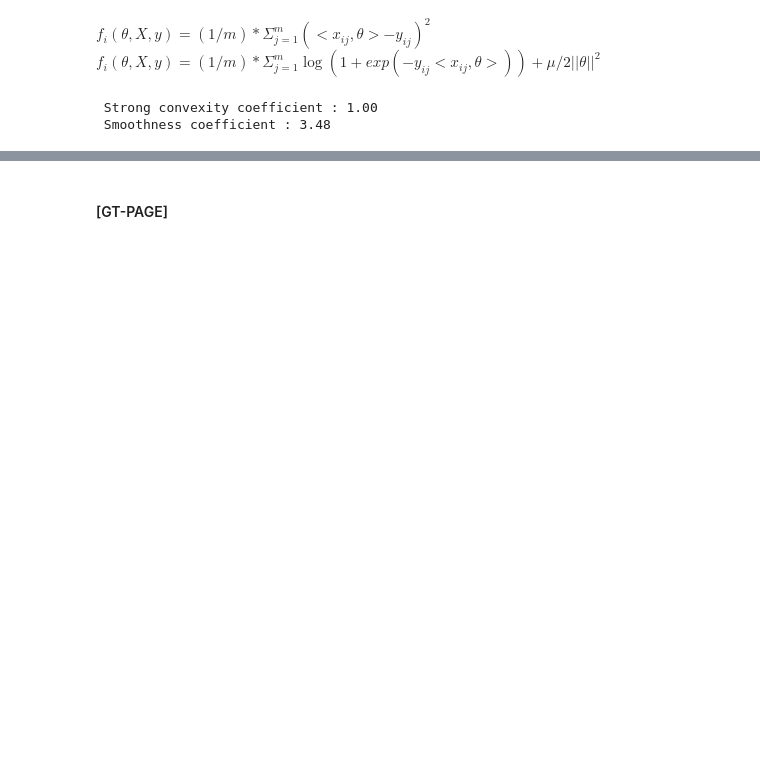
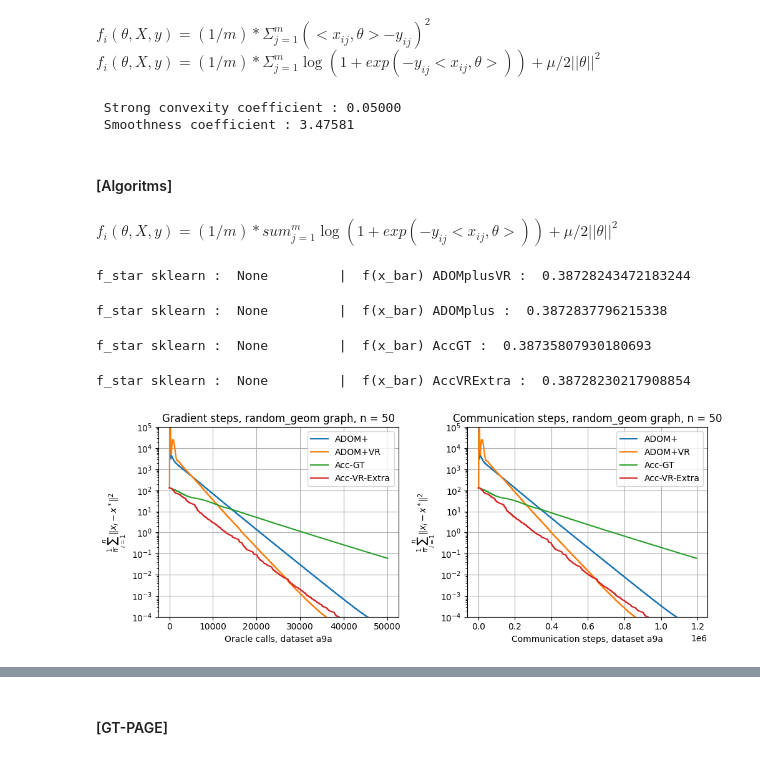
Before and after one commit to jffDev/adom_plus_vr, a Jupyter notebook: experiments_page.ipynb, the cells around one changed output, grey strips where cells are left out. Cells and saved outputs as stored; diff of their text form; code cells hidden in the pictures; blank space fills up the shorter version.

```diff
--- a/experiments_page.ipynb
+++ b/experiments_page.ipynb
@@ -129,10 +129,78 @@ data, labels = create_data(n_samples, dim, n_workers, classification, dataset_na
 
 # Regularity constants
 mu, L = compute_regularity_constants(data, classification)
-print(" Strong convexity coefficient : %.2f \n Smoothness coefficient : %.2f"%(mu,L))
+mu = 0.05
+print(" Strong convexity coefficient : %.5f \n Smoothness coefficient : %.5f"%(mu,L))
+
 
 # Initialize the arguments
 args = Args_for_main(None, data, labels, classification, mu, L, dim, n_workers, chi_star, chi_1_star, chi_2_star, None, None, None, list_G, list_W, graph_type, steps=300)
 # %% [output]
- Strong convexity coefficient : 1.00
- Smoothness coefficient : 3.48
+ Strong convexity coefficient : 0.05000
+ Smoothness coefficient : 3.47581
+# %% [markdown]
+#### [Algoritms]
+# %% [markdown]
+$
+f_i(\theta, X, y) = (1/m)*sum_{j=1}^m \log(1 + exp(-y_{ij} < x_{ij}, \theta >)) + \mu/2 || \theta ||^2
+$
+# %%
+import main
+import importlib
+importlib.reload(main)
+
+args.use_multi_consensus = False
+args.steps = 1000
+
+args.optimizer_name = "ADOMplusVR"
+opt_adom_vr, grad_loss_adom_vr, com_loss_adom_vr = main.main(args)
+# plot_losses(grad_loss_adom_vr, com_loss_adom_vr, 'ADOM+VR', graph_type, n_workers)
+
+args.optimizer_name = "ADOMplus"
+opt_adom, grad_loss_adom, com_loss_adom = main.main(args)
+# plot_losses(grad_loss_adom, com_loss_adom, 'ADOM+', graph_type, n_workers)
+
+args.optimizer_name = "AccGT"
+opt_accgt, grad_loss_accgt, com_loss_accgt = main.main(args)
+
+args.optimizer_name = "AccVRExtra"
+opt_acc_vr, grad_loss_acc_vr, com_loss_acc_vr = main.main(args)
+
+f = plt.figure(figsize=(10, 4))
+ax0 = f.add_subplot(121)
+ax1 = f.add_subplot(122)
+ax0.plot(np.arange(len(grad_loss_adom)), np.array(grad_loss_adom), label=r"ADOM+")
+ax0.plot(np.arange(len(grad_loss_adom_vr)), np.array(grad_loss_adom_vr), label=r"ADOM+VR")
+ax0.plot(np.arange(len(grad_loss_accgt)), np.array(grad_loss_accgt), label=r"Acc-GT")
+ax0.plot(np.arange(len(grad_loss_acc_vr)), np.array(grad_loss_acc_vr), label=r"Acc-VR-Extra")
+ax0.set(
+    xlabel="Oracle calls, dataset a9a",
+    ylabel=r"$\frac{1}{n} \sum_{i=1}^{n}\Vert x_i - x^*\Vert^2$",
+    title="Gradient steps, %s graph, n = %d" % (graph_type, n_workers),
+    yscale="log",
+    ylim=(1e-4, 1e5)
+)
+ax0.legend(loc="upper right")
+ax1.plot(np.arange(len(com_loss_adom)), np.array(com_loss_adom), label=r"ADOM+")
+ax1.plot(np.arange(len(com_loss_adom_vr)), np.array(com_loss_adom_vr), label=r"ADOM+VR")
+ax1.plot(np.arange(len(com_loss_accgt)), np.array(com_loss_accgt), label=r"Acc-GT")
+ax1.plot(np.arange(len(com_loss_acc_vr)), np.array(com_loss_acc_vr), label=r"Acc-VR-Extra")
+ax1.set(
+    xlabel="Communication steps, dataset a9a",
+    ylabel=r"$\frac{1}{n} \sum_{i=1}^{n}\Vert x_i - x^*\Vert^2$",
+    title="Communication steps, %s graph, n = %d" % (graph_type, n_workers),
+    yscale="log",
+    ylim=(1e-4, 1e5)
+)
+ax1.legend(loc="upper right")
+plt.tight_layout()
+
+for ax in (ax0, ax1):
+    ax.grid()
+plt.show()
+# %% [output]
+f_star sklearn :  None         |  f(x_bar) ADOMplusVR :  0.38728243472183244
+f_star sklearn :  None         |  f(x_bar) ADOMplus :  0.3872837796215338
+f_star sklearn :  None         |  f(x_bar) AccGT :  0.38735807930180693
+f_star sklearn :  None         |  f(x_bar) AccVRExtra :  0.38728230217908854
+[figure, added]
```
Also changed, not shown: parts of 15 cells of this notebook, 3 other files.
